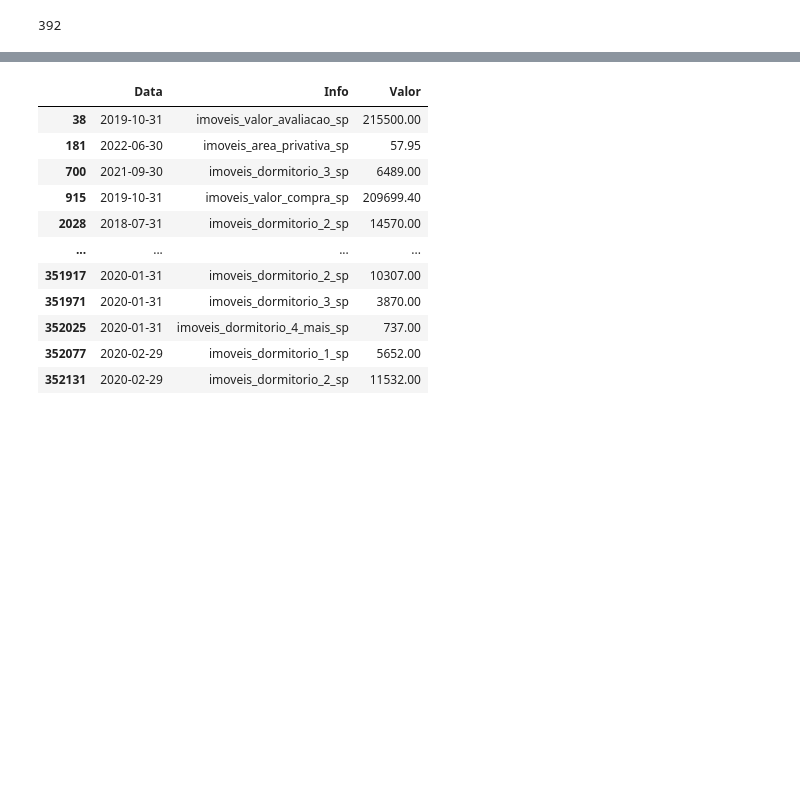
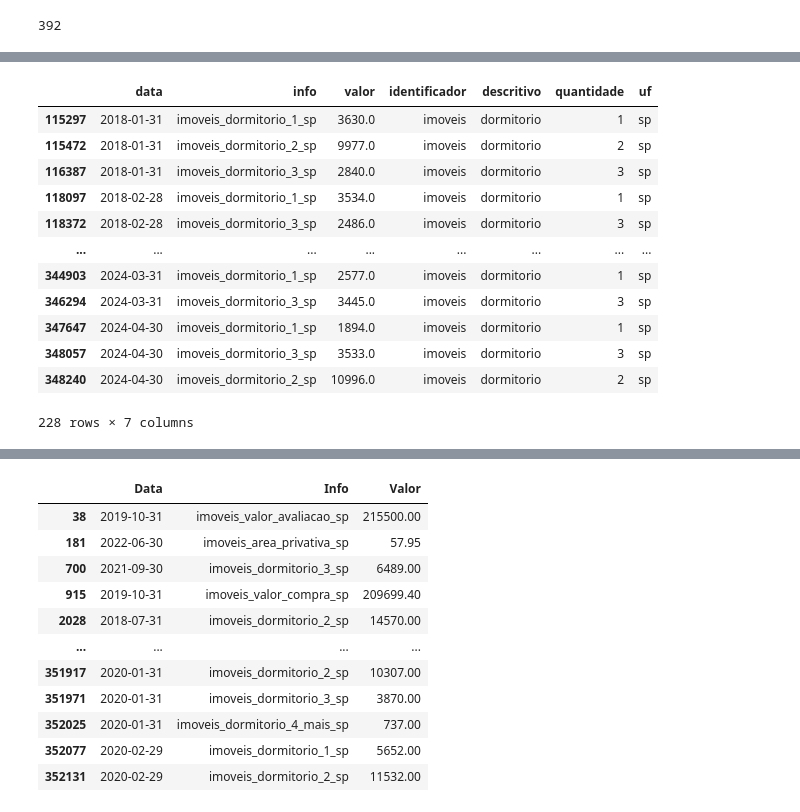
Before and after one commit to Dogix11/projeto_dados_imobiliarios, a Jupyter notebook: Pojeto.ipynb, the cells around one changed output, grey strips where cells are left out. Cells and saved outputs as stored; diff of their text form; code cells hidden in the pictures; blank space fills up the shorter version.

Commit message:
Ultimas alterações no filtro

```diff
--- a/Pojeto.ipynb
+++ b/Pojeto.ipynb
@@ -98,0 +132,6 @@ filtro_imoveis_sp = filtro_imoveis[filtro_imoveis['Info'].str.endswith('sp')]
+# %%
+
+dicionario_estados = {}
+# %%
+for estados in estados_br:
+    dicionario_estados[estados] = filtro_unidade_federativa(filtro_imoveis, estados)
@@ -98,0 +163,24 @@ filtro_imoveis_sp = filtro_imoveis[filtro_imoveis['Info'].str.endswith('sp')]
+# %%
+filtro_dormitorios = {}
+# %%
+for estado in estados_br:
+    dicionario_estados[estado].loc[:,'info'] = dicionario_estados[estado]['info'].str.strip()
+    filtro_dormitorios[estado] = dicionario_estados[estado][~dicionario_estados[estado]['info'].str.contains(r'\wmais\w|\wgarantia\w', regex = True, case=False)]
+    filtro_dormitorios[estado]= filtro_dormitorios[estado][filtro_dormitorios[estado]['info'].str.contains(r'\wdormitorio\w', regex = True, case=False)]
+    filtro_dormitorios[estado][['identificador','descritivo', 'quantidade', 'uf']] = filtro_dormitorios[estado]['info'].str.split('_', expand = True)
+# %%
+filtro_dormitorios['sp']
+# %% [output]
+|  | data | info | valor | identificador | descritivo | quantidade | uf |
+| 115297 | 2018-01-31 | imoveis_dormitorio_1_sp | 3630.0 | imoveis | dormitorio | 1 | sp |
+| 115472 | 2018-01-31 | imoveis_dormitorio_2_sp | 9977.0 | imoveis | dormitorio | 2 | sp |
+| 116387 | 2018-01-31 | imoveis_dormitorio_3_sp | 2840.0 | imoveis | dormitorio | 3 | sp |
+| 118097 | 2018-02-28 | imoveis_dormitorio_1_sp | 3534.0 | imoveis | dormitorio | 1 | sp |
+| 118372 | 2018-02-28 | imoveis_dormitorio_3_sp | 2486.0 | imoveis | dormitorio | 3 | sp |
+| ... | ... | ... | ... | ... | ... | ... | ... |
+| 344903 | 2024-03-31 | imoveis_dormitorio_1_sp | 2577.0 | imoveis | dormitorio | 1 | sp |
+| 346294 | 2024-03-31 | imoveis_dormitorio_3_sp | 3445.0 | imoveis | dormitorio | 3 | sp |
+| 347647 | 2024-04-30 | imoveis_dormitorio_1_sp | 1894.0 | imoveis | dormitorio | 1 | sp |
+| 348057 | 2024-04-30 | imoveis_dormitorio_3_sp | 3533.0 | imoveis | dormitorio | 3 | sp |
+| 348240 | 2024-04-30 | imoveis_dormitorio_2_sp | 10996.0 | imoveis | dormitorio | 2 | sp |
+228 rows × 7 columns
```
Also changed, not shown: parts of 44 cells of this notebook, 2 other files.
